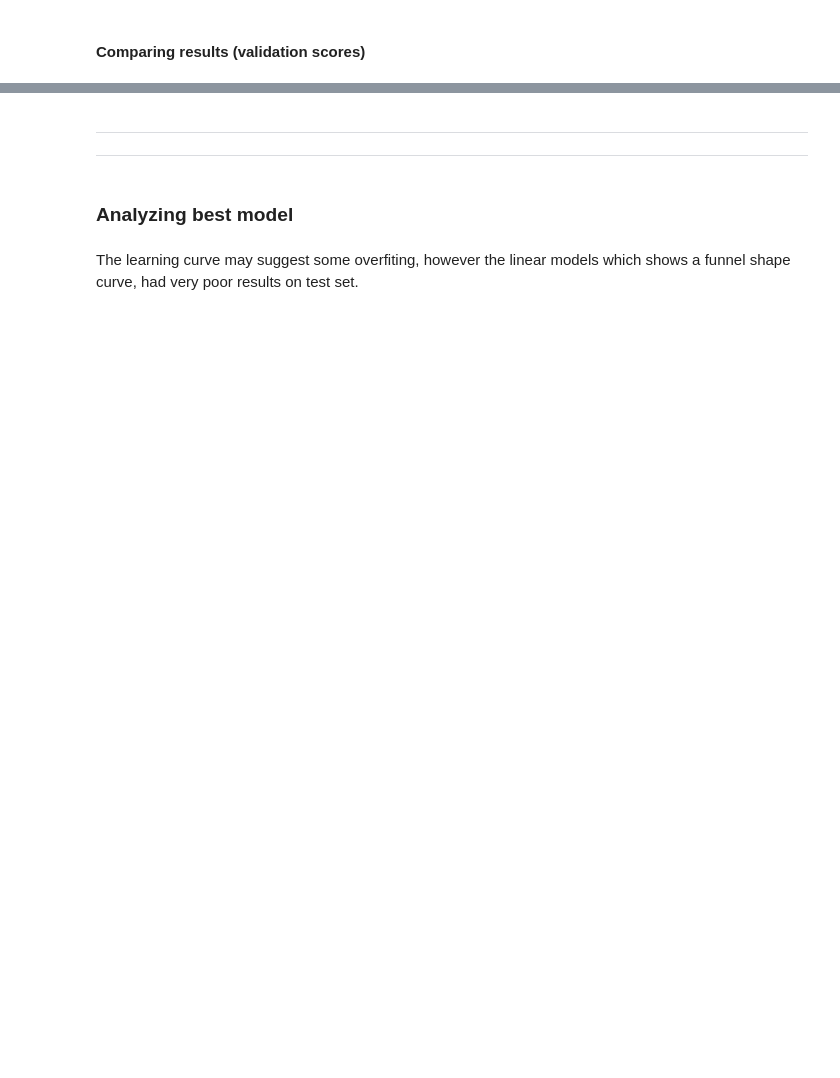
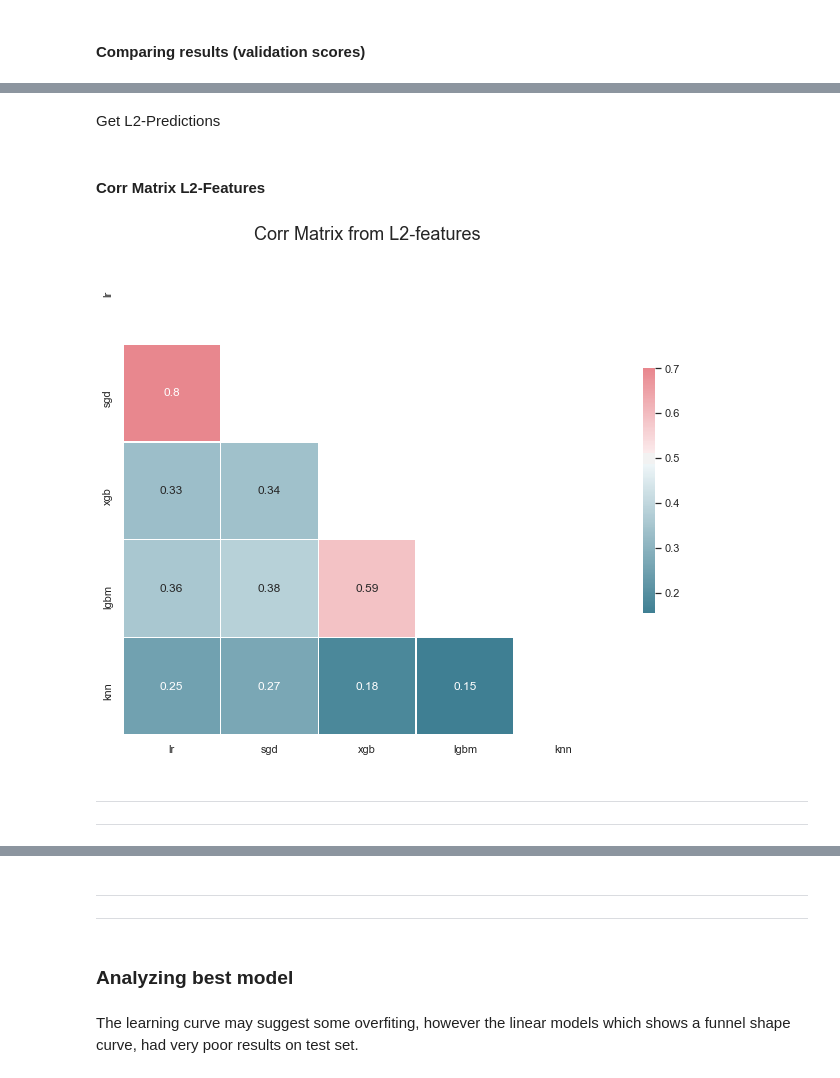
Before and after one commit to damonclifford/b2b_sales_project, a Jupyter notebook: notebooks/3.1-Experiment2_Stacking.ipynb, the cells around one changed output, grey strips where cells are left out. Cells and saved outputs as stored; diff of their text form; code cells hidden in the pictures; blank space fills up the shorter version.

```diff
--- a/notebooks/3.1-Experiment2_Stacking.ipynb
+++ b/notebooks/3.1-Experiment2_Stacking.ipynb
@@ -405,0 +357,12 @@ print('Best calibrated model performance C1:', cal_model[3])
+# %% [markdown]
+Get L2-Predictions
+# %% [markdown]
+#### Corr Matrix L2-Features
+# %%
+l2_df = pd.DataFrame(sclf1.train_meta_features_, columns=clf_names[:-1])
+plot_corr_matrix(l2_df)
+# %% [output]
+[figure, added]
+# %% [markdown]
+--------------
+-------------
```
Also changed, not shown: parts of 83 cells of this notebook, 38 other files.
